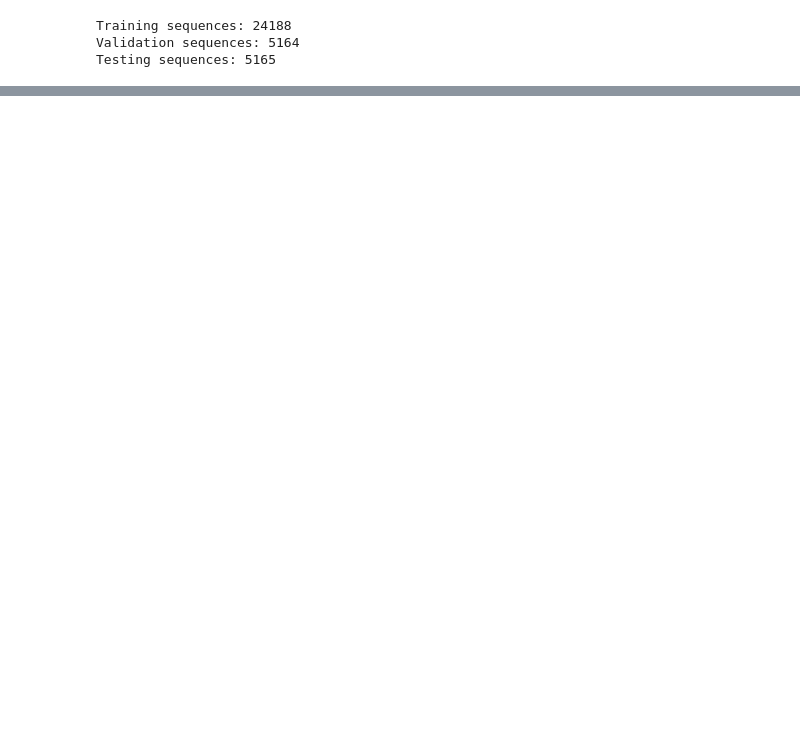
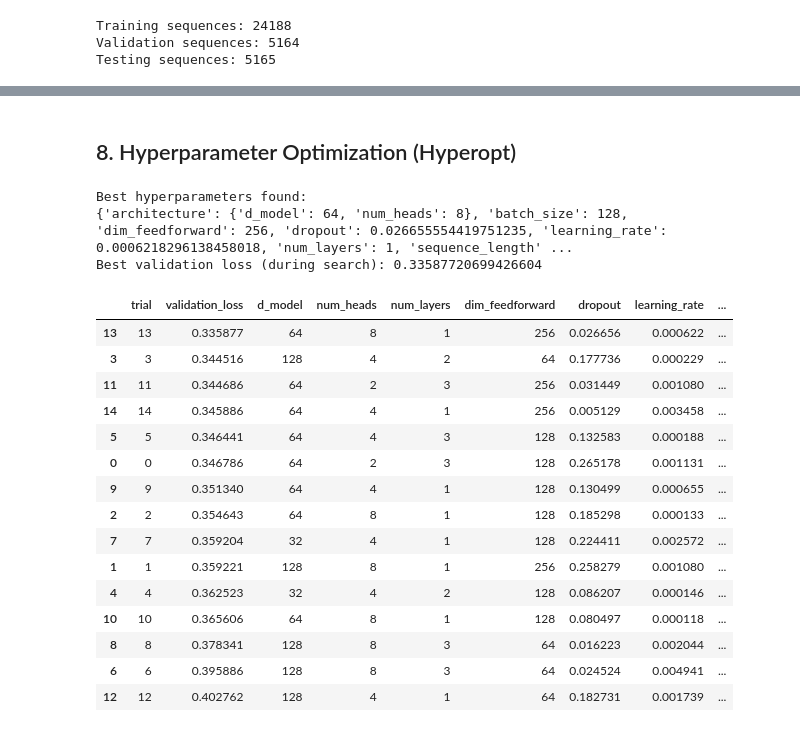
Before and after one commit to Ciaracam/612-Group-Project, a Jupyter notebook: notebooks/Transformer-Based Electricity Consumption Forecasting .ipynb, the cells around one changed output, grey strips where cells are left out. Drawn from its saved outputs; the diff is of its cells as text; code cells hidden in the pictures; blank space fills up the shorter version.

```diff
--- a/notebooks/Transformer-Based Electricity Consumption Forecasting .ipynb
+++ b/notebooks/Transformer-Based Electricity Consumption Forecasting .ipynb
@@ -712,0 +669,2 @@ Epoch 20/20 - Training Loss: 0.3052 - Validation Loss: 0.3618
+# %% [markdown]
+## 8. Hyperparameter Optimization (Hyperopt)
@@ -712,0 +737,69 @@ Epoch 20/20 - Training Loss: 0.3052 - Validation Loss: 0.3618
+# %%
+# Run the Hyperopt search
+
+max_evals = 15
+
+trials = Trials()
+
+best_result = fmin(
+    fn=objective,
+    space=search_space,
+    algo=tpe.suggest,
+    max_evals=max_evals,
+    trials=trials,
+    rstate=np.random.default_rng(seed)
+)
+
+best_params = space_eval(search_space, best_result)
+
+print("Best hyperparameters found:")
+print(best_params)
+print("Best validation loss (during search):", min(trials.losses()))
+# %% [output]
+Best hyperparameters found:
+{'architecture': {'d_model': 64, 'num_heads': 8}, 'batch_size': 128, 'dim_feedforward': 256, 'dropout': 0.026655554419751235, 'learning_rate': 0.0006218296138458018, 'num_layers': 1, 'sequence_length' ...
+Best validation loss (during search): 0.33587720699426604
+# %%
+# Log every Hyperopt trial (not just the winner) for reporting
+
+trial_records = []
+
+for trial in trials.trials:
+    trial_vals = {key: value[0] for key, value in trial["misc"]["vals"].items() if value}
+    trial_hyperparams = space_eval(search_space, trial_vals)
+
+    trial_records.append({
+        "trial": trial["tid"],
+        "validation_loss": trial["result"]["loss"],
+        "d_model": trial_hyperparams["architecture"]["d_model"],
+        "num_heads": trial_hyperparams["architecture"]["num_heads"],
+        "num_layers": trial_hyperparams["num_layers"],
+        "dim_feedforward": trial_hyperparams["dim_feedforward"],
+        "dropout": trial_hyperparams["dropout"],
+        "learning_rate": trial_hyperparams["learning_rate"],
+        "sequence_length": trial_hyperparams["sequence_length"],
+        "batch_size": trial_hyperparams["batch_size"]
+    })
+
+trial_results_df = pd.DataFrame(trial_records)
+
+trial_results_df.to_csv("../models/hyperopt_trials.csv", index=False)
+
+trial_results_df.sort_values("validation_loss")
+# %% [output]
+|  | trial | validation_loss | d_model | num_heads | num_layers | dim_feedforward | dropout | learning_rate | ... |
+| 13 | 13 | 0.335877 | 64 | 8 | 1 | 256 | 0.026656 | 0.000622 | ... |
+| 3 | 3 | 0.344516 | 128 | 4 | 2 | 64 | 0.177736 | 0.000229 | ... |
+| 11 | 11 | 0.344686 | 64 | 2 | 3 | 256 | 0.031449 | 0.001080 | ... |
+| 14 | 14 | 0.345886 | 64 | 4 | 1 | 256 | 0.005129 | 0.003458 | ... |
+| 5 | 5 | 0.346441 | 64 | 4 | 3 | 128 | 0.132583 | 0.000188 | ... |
+| 0 | 0 | 0.346786 | 64 | 2 | 3 | 128 | 0.265178 | 0.001131 | ... |
+| 9 | 9 | 0.351340 | 64 | 4 | 1 | 128 | 0.130499 | 0.000655 | ... |
+| 2 | 2 | 0.354643 | 64 | 8 | 1 | 128 | 0.185298 | 0.000133 | ... |
+| 7 | 7 | 0.359204 | 32 | 4 | 1 | 128 | 0.224411 | 0.002572 | ... |
+| 1 | 1 | 0.359221 | 128 | 8 | 1 | 256 | 0.258279 | 0.001080 | ... |
+| 4 | 4 | 0.362523 | 32 | 4 | 2 | 128 | 0.086207 | 0.000146 | ... |
+| 10 | 10 | 0.365606 | 64 | 8 | 1 | 128 | 0.080497 | 0.000118 | ... |
+| 8 | 8 | 0.378341 | 128 | 8 | 3 | 64 | 0.016223 | 0.002044 | ... |
+| 6 | 6 | 0.395886 | 128 | 8 | 3 | 64 | 0.024524 | 0.004941 | ... |
+| 12 | 12 | 0.402762 | 128 | 4 | 1 | 64 | 0.182731 | 0.001739 | ... |
```
Also changed, not shown: parts of 41 cells of this notebook, 10 other files.
